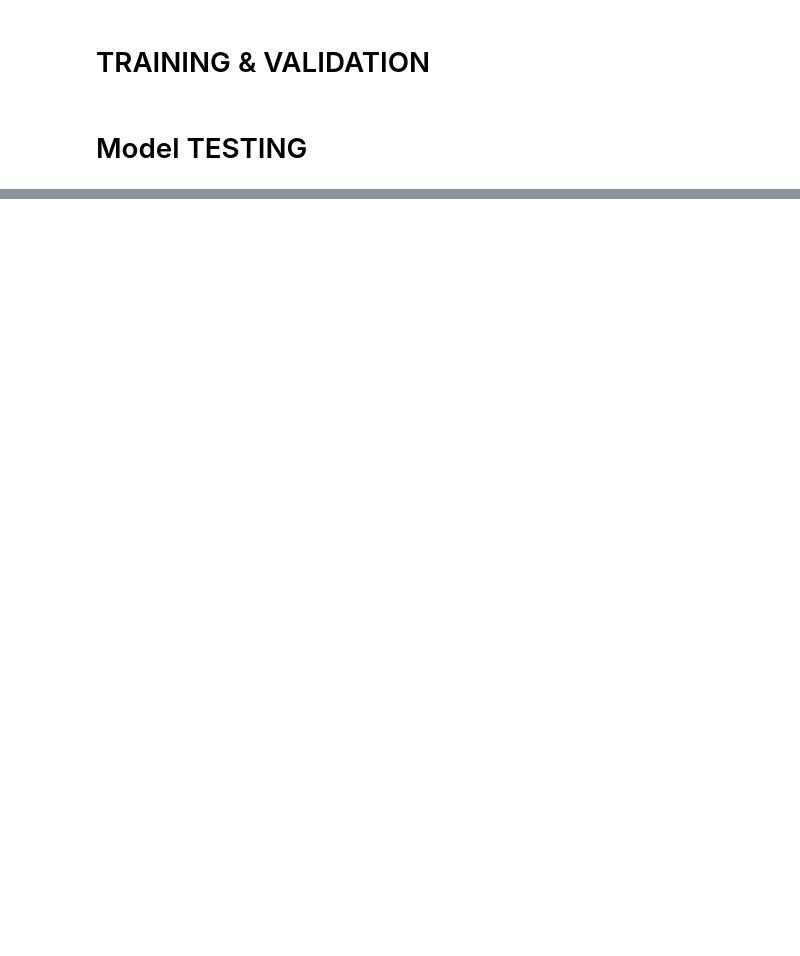
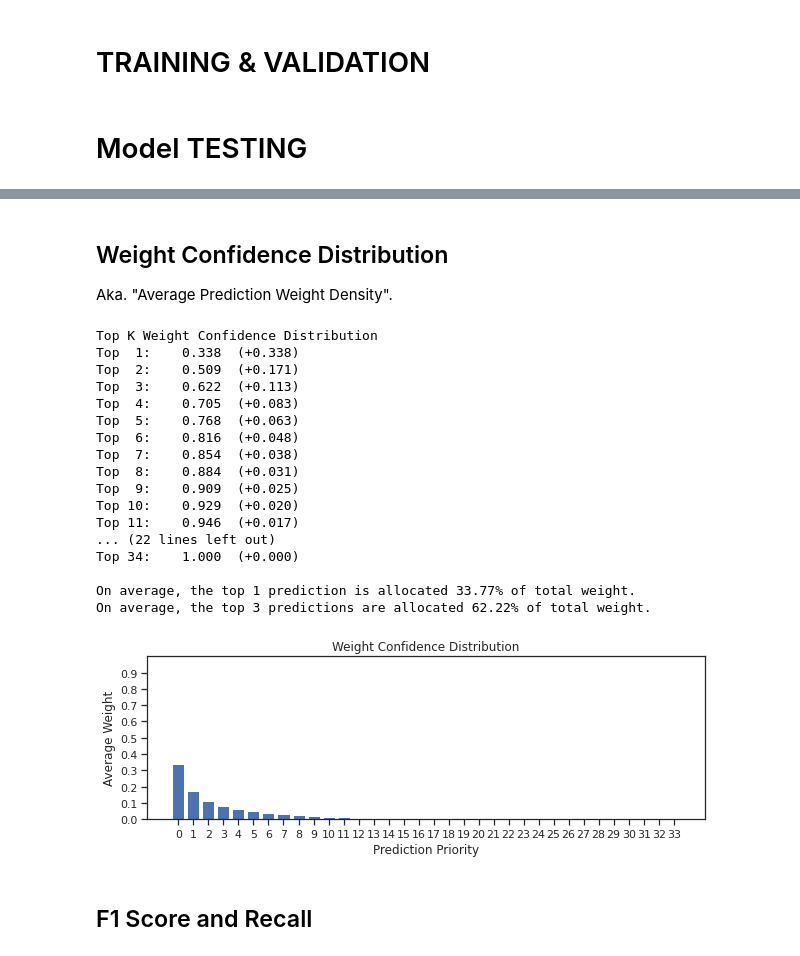
Before and after one commit to TrongTheAlpaca/mahjong_project, a Jupyter notebook: model.ipynb, the cells around one changed output, grey strips where cells are left out. Drawn from its saved outputs; the diff is of its cells as text; code cells hidden in the pictures; blank space fills up the shorter version.

```diff
--- a/model.ipynb
+++ b/model.ipynb
@@ -678,0 +1092,20 @@ print("Invalid Discards Percentage: {}".format(n_invalid_discards / len(test_loa
+# %%
+invalid_discards_dict = {}
+hand_tensor = torch.vstack(pov_hands).to(DEVICE)
+for top_index in range(0, 34):
+    top_N_mask = sorted_logits_indices[:, top_index].reshape(-1, 1)  # Column with current selected indices rowise
+    found_values = hand_tensor.gather(dim=1, index=top_N_mask)
+    invalid_discards_dict[top_index] = torch.sum(found_values == 0)
+
+# Accuracy of Top Predictions
+print("Top K Accumulated Invalid Discards")
+for i in range(34):
+    top_sum = 0
+    for j in range(i + 1):
+        top_sum += invalid_discards_dict[j]
+
+    print(f"Top {i+1:>2}: {top_sum:>8}  (+{invalid_discards_dict[i]:>5})")
+
+print("\nTop 1 Summary:")
+print("- Number of Invalid Discard Prediction: {}".format(invalid_discards_dict[0]))
+print("- Invalid Discard Percentage: {}".format(invalid_discards_dict[0] / len(targets)))
@@ -679 +1173,53 @@ print("Invalid Discards Percentage: {}".format(n_invalid_discards / len(test_loa
+# %% [markdown]
+## Weight Confidence Distribution
+Aka. "Average Prediction Weight Density".
+# %%
+sorted_output_distribution = F.softmax(sorted_logits, dim=1)
+numpy_distribution = sorted_output_distribution.cpu().detach().numpy()
+avg_distribution = np.mean(numpy_distribution, axis=0)
+
+print("Top K Weight Confidence Distribution")
+for i in range(34):
+    top_sum = 0
+    for j in range(i + 1):
+        top_sum += avg_distribution[j]
+
+    print(f"Top {i+1:>2}: {top_sum:>8.3f}  (+{avg_distribution[i]:>5.3f})")
+
+print("\nOn average, the top 1 prediction is allocated {:>5.2f}% of total weight.".format(avg_distribution[0] * 100))
+print("On average, the top 3 predictions are allocated {:>5.2f}% of total weight.".format(sum(avg_distribution[[0,1,2]]) * 100))
+
+plt.figure(figsize=(10, 3))
+plt.bar(range(34), avg_distribution)
+
+plt.ylim(0, 1)
+plt.yticks(np.arange(0.0, 1.0, 0.1))
+plt.xticks(range(34))
+
+plt.title('Weight Confidence Distribution')
+plt.xlabel('Prediction Priority')
+plt.ylabel('Average Weight')
+
+plt.show()
+# %% [output]
+Top K Weight Confidence Distribution
+Top  1:    0.338  (+0.338)
+Top  2:    0.509  (+0.171)
+Top  3:    0.622  (+0.113)
+Top  4:    0.705  (+0.083)
+Top  5:    0.768  (+0.063)
+Top  6:    0.816  (+0.048)
+Top  7:    0.854  (+0.038)
+Top  8:    0.884  (+0.031)
+Top  9:    0.909  (+0.025)
+Top 10:    0.929  (+0.020)
+Top 11:    0.946  (+0.017)
+... (22 lines left out)
+Top 34:    1.000  (+0.000)
+
+On average, the top 1 prediction is allocated 33.77% of total weight.
+On average, the top 3 predictions are allocated 62.22% of total weight.
+[figure, added]
+# %% [markdown]
+## F1 Score and Recall
 # %%
```
Also changed, not shown: parts of 66 cells of this notebook, 2 other files.
